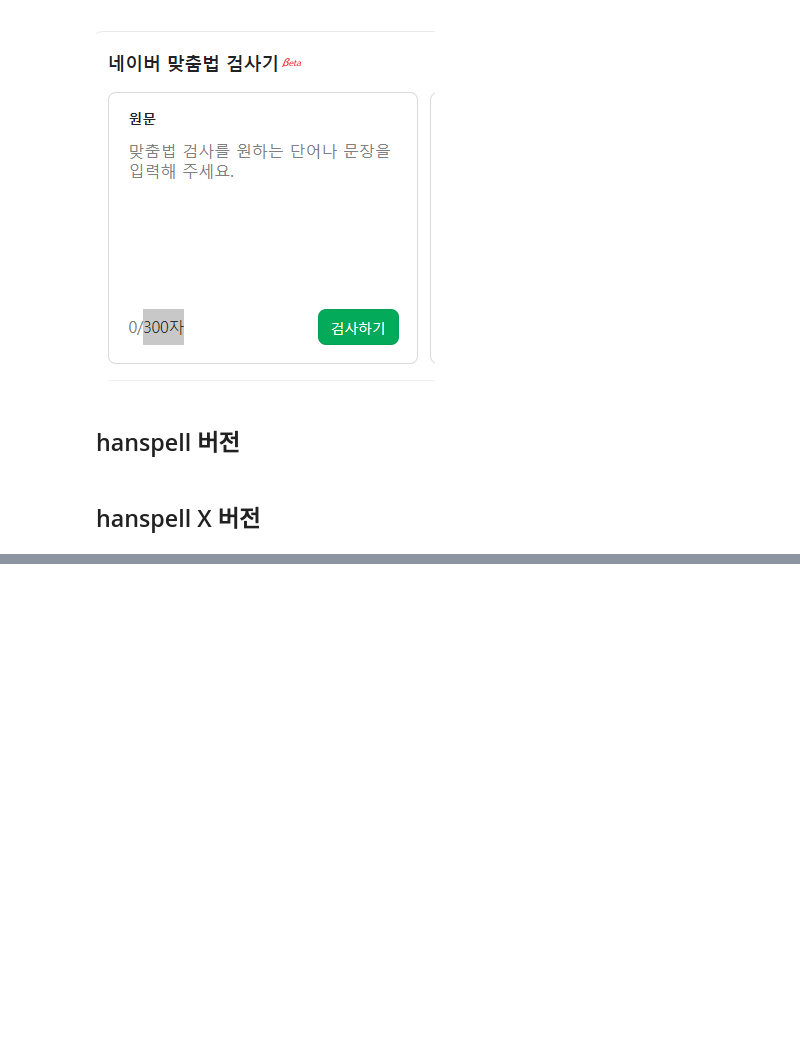
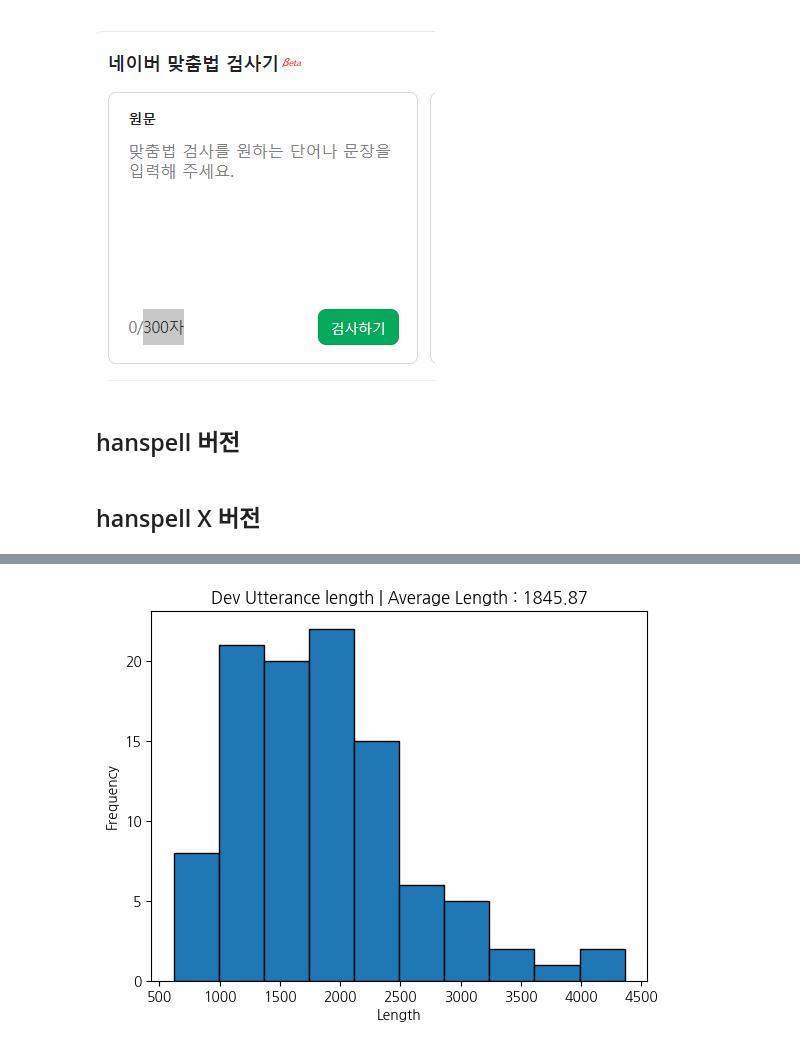
Before and after one commit to DonghaeSuh/dialogue-summarization, a Jupyter notebook: eda/visualize.ipynb, the cells around one changed output, grey strips where cells are left out. Saved outputs shown, nothing was run; the diff lists cells and outputs as text; code cells hidden in the pictures; blank space fills up the shorter version.

```diff
--- a/eda/visualize.ipynb
+++ b/eda/visualize.ipynb
@@ -518,0 +598,10 @@ plt.show()
+# %%
+import numpy as np
+# 히스토그램 그리기
+plt.hist(utterance_length, bins=10, edgecolor='black')
+plt.xlabel('Length')
+plt.ylabel('Frequency')
+plt.title(f'Dev Utterance length | Average Length : {np.array(utterance_length).mean():.2f}')
+plt.show()
+# %% [output]
+[figure, added]
```
Also changed, not shown: parts of 19 cells of this notebook.
